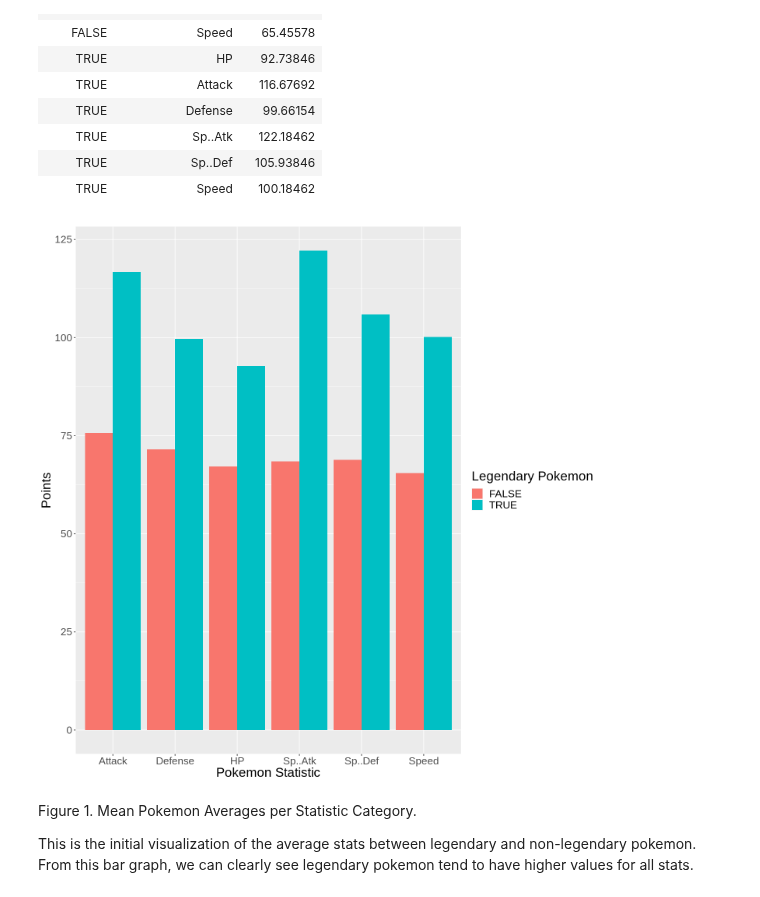
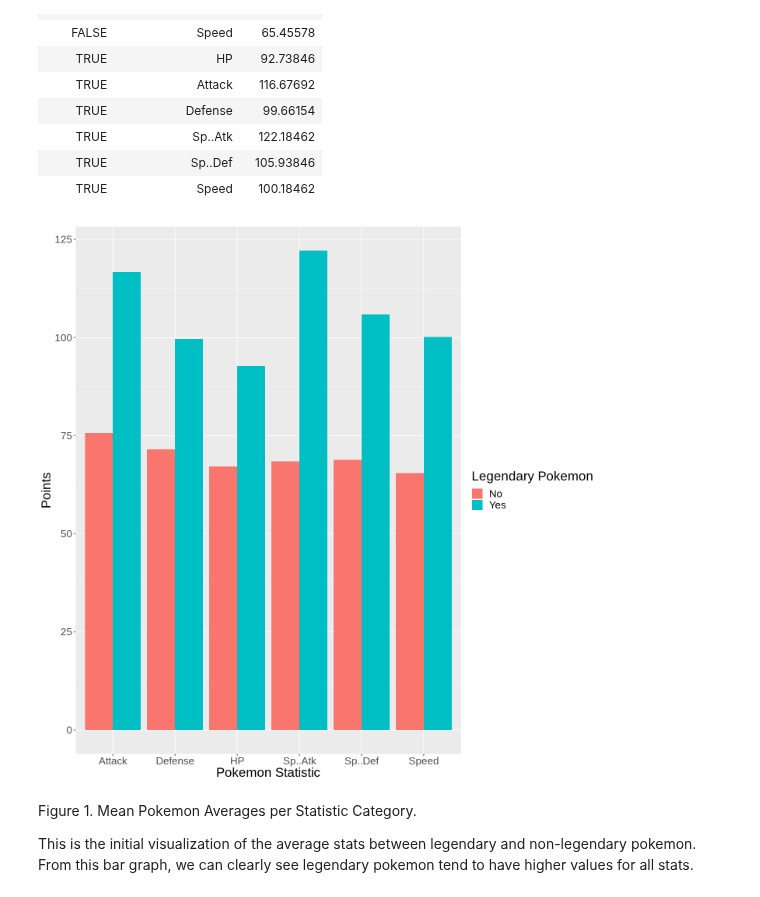
Before and after one commit to dlee03/DSCI_group_project, a Jupyter notebook: groupproject.ipynb, the cells around one changed output. Drawn from its saved outputs; the diff is of its cells as text; code cells hidden in the pictures.

Commit message:
Changed legend from "true, false" to "yes, no"

```diff
--- a/groupproject.ipynb
+++ b/groupproject.ipynb
@@ -134,14 +134,15 @@ A tibble: 12 × 3
 # %%
 options(repr.plot.width = 12, repr.plot.height =12)
 pokemon_bar <- ggplot(p_stat_avg, aes(x = pokemon_category, y = mean_value, fill = Legendary)) +
     geom_bar(stat = "identity", position = "dodge") +
     xlab("Pokemon Statistic") +
     ylab("Points") +
+    scale_fill_discrete(labels = c("No", "Yes")) +
     labs(fill = "Legendary Pokemon") +
     theme(text = element_text(size = 20))
 pokemon_bar
 # %% [output]
-[figure, old version]
+[figure, new version]
 # %% [markdown]
 Figure 1. Mean Pokemon Averages per Statistic Category.
 
```
Also changed, not shown: parts of 1 cell of this notebook.
